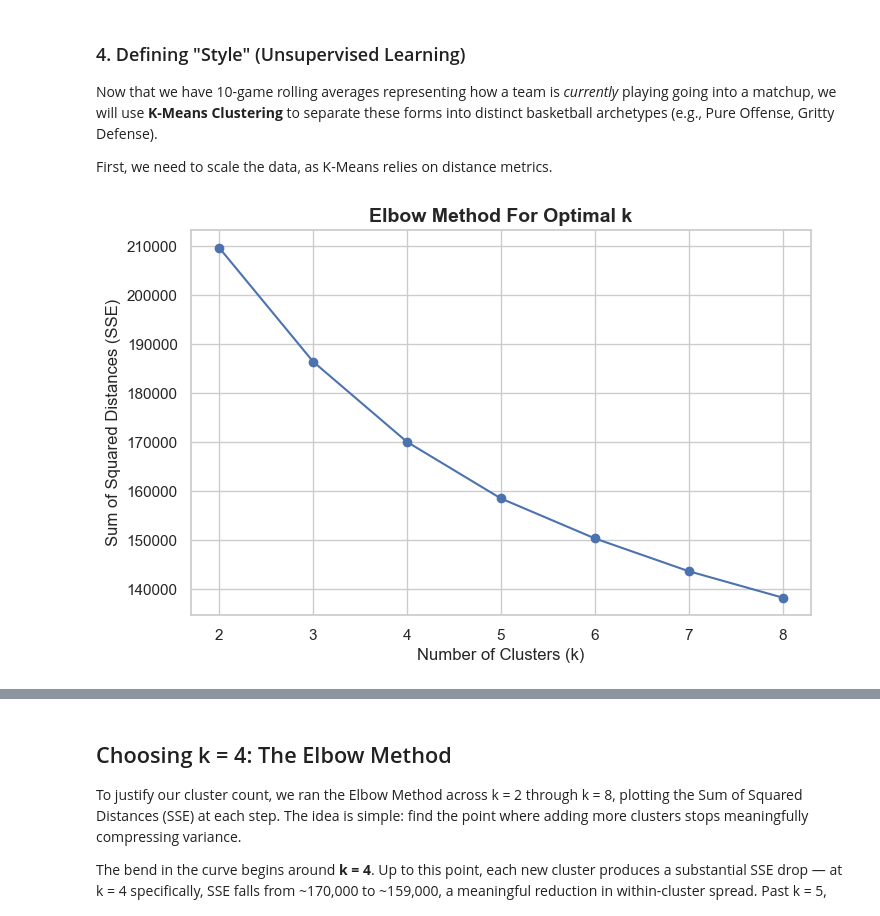
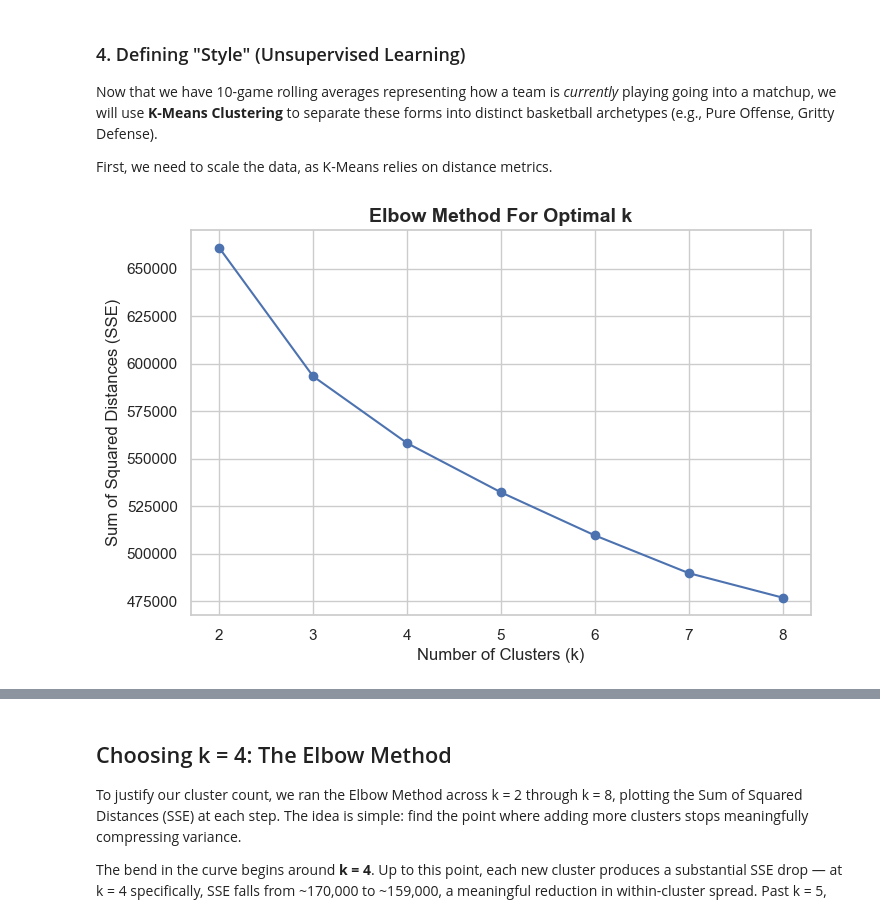
Before and after one commit to RaghavDewangan/dsc_148_final, a Jupyter notebook: NBA_Style_Matchup.ipynb, the cells around one changed output, grey strips where cells are left out. Drawn from its saved outputs; the diff is of its cells as text; code cells hidden in the pictures.

```diff
--- a/NBA_Style_Matchup.ipynb
+++ b/NBA_Style_Matchup.ipynb
@@ -48,10 +57,19 @@ style_features = [
     'offensiveRating',
     'defensiveRating',
     'pace',
-    'reboundPercentage',
+    # 'reboundPercentage',
     'assistPercentage',
     'trueShootingPercentage',
-    'teamTurnoverPercentage'
+    'teamTurnoverPercentage',
+    # TESTING NEW OFFENSIVE VARIABLES
+    'percentFieldGoalAttempts2Point', 'percentFieldGoalAttempts3Point',
+    'percentPoints2Point', 'percentPoints2PointMidRange',
+    'percentPoints3Point', 'percentPointsFastBreak',
+    'percentPointsFreeThrow', 'percentPointsOffTurnovers',
+    'percentPointsInPaint',
+    # TESTING MORE DEFENSIVE VARIABLES
+    'opponentTurnoverPercentage',
+    'opponentEffectiveFieldGoalPercentage'
 ]
 
 # Ensure date is a proper datetime object for chronologically sorting
@@ -104,33 +122,37 @@ First, we need to scale the data, as K-Means relies on distance metrics.
 from sklearn.preprocessing import StandardScaler
 from sklearn.cluster import KMeans
 
+rolling_col_names_no_ratings = rolling_col_names
+rolling_col_names_no_ratings.remove('offensiveRating_rolling_10')
+rolling_col_names_no_ratings.remove('defensiveRating_rolling_10')
+
 # 1. Scale the rolling features
 scaler = StandardScaler()
-scaled_features = scaler.fit_transform(nba_team_stats_df[rolling_col_names])
+scaled_features = scaler.fit_transform(nba_team_stats_df[rolling_col_names_no_ratings])
 
 # 2. Determine Optimal K Using the Elbow Method
 sse = []
 k_range = range(2, 9)
 for k_test in k_range:
     km = KMeans(n_clusters=k_test, random_state=42, n_init=10)
     km.fit(scaled_features)
     sse.append(km.inertia_)
 
 plt.figure(figsize=(8, 5))
 plt.plot(k_range, sse, marker='o', linestyle='-')
 plt.title('Elbow Method For Optimal k', fontsize=14, fontweight='bold')
 plt.xlabel('Number of Clusters (k)', fontsize=12)
 plt.ylabel('Sum of Squared Distances (SSE)', fontsize=12)
 plt.show()
 
 # 3. Fit K-Means
 # Based on the elbow curve (and domain knowledge), k=4 appears to be a reasonable inflection point.
 k = 4
 kmeans = KMeans(n_clusters=k, random_state=42, n_init=10)
 nba_team_stats_df['playstyle_cluster'] = kmeans.fit_predict(scaled_features)
 
 # Let's inspect the average stats of each cluster to manually label them
-cluster_analysis = nba_team_stats_df.groupby('playstyle_cluster')[rolling_col_names].mean()
+cluster_analysis = nba_team_stats_df.groupby('playstyle_cluster')[rolling_col_names_no_ratings].mean()
 cluster_analysis
 # %% [output]
-[figure, old version]
+[figure, new version]
```
Also changed, not shown: parts of 23 cells of this notebook.
